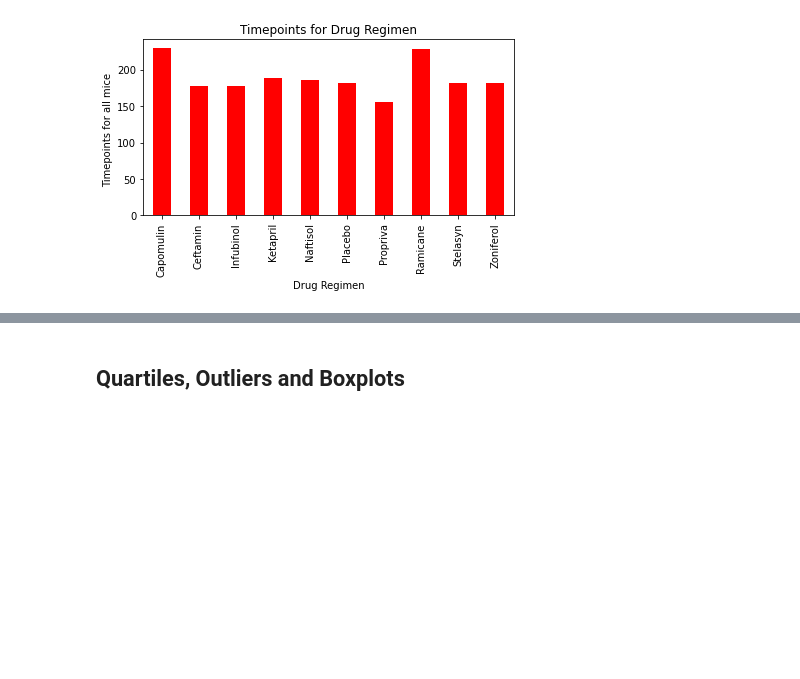
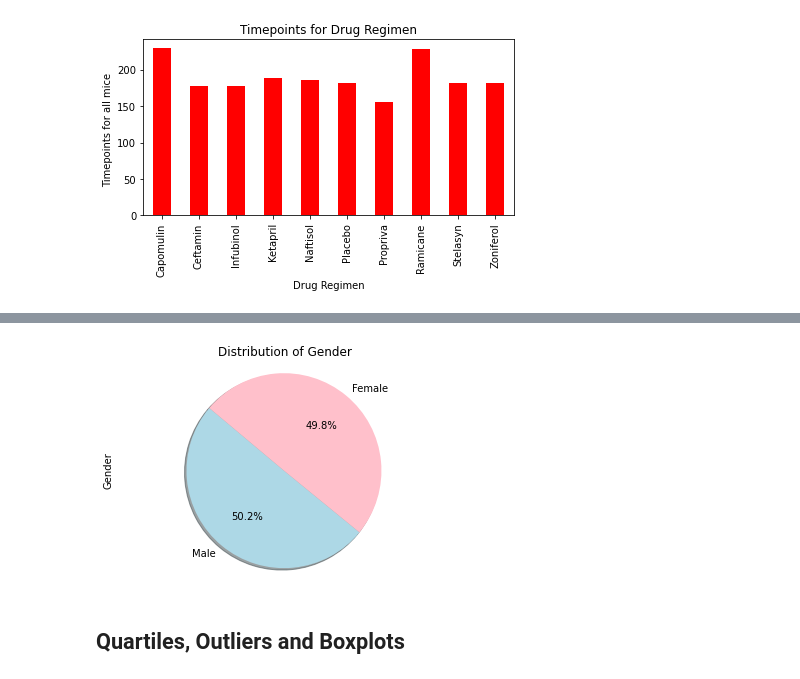
Before and after one commit to RichKirsch80/Data-Visualization-using-Matplotlib, a Jupyter notebook: Pymaceuticals/pymaceuticals_starter.ipynb, the cells around one changed output, grey strips where cells are left out. Saved outputs shown, nothing was run; the diff lists cells and outputs as text; code cells hidden in the pictures; blank space fills up the shorter version.

```diff
--- a/Pymaceuticals/pymaceuticals_starter.ipynb
+++ b/Pymaceuticals/pymaceuticals_starter.ipynb
@@ -202,3 +213,20 @@ plt.show()
+# %%
+# Generate a pie plot showing the distribution of female versus male mice using pyplot
+mice_gender = ["Male", "Female"]
+mice_gender_count = total_mice['Sex'].value_counts()
+colors = ["lightblue","pink"]
+
+
+# Generate a pie plot showing the distribution of female versus male mice using pyplot
+mice_pie = mice_gender_count.plot(kind="pie", y=mice_gender, title="Distribution of Gender",
+                                  autopct="%1.1f%%",colors=colors,shadow=True, startangle=140)
+mice_pie.set_ylabel("Gender")
+
+#Create axes which are equal so we have a perfect circle
+plt.axis("equal")
+plt.show()
+# %% [output]
+[figure, added]
 # %% [markdown]
 ## Quartiles, Outliers and Boxplots
 # %%
```
Also changed, not shown: parts of 17 cells of this notebook.
